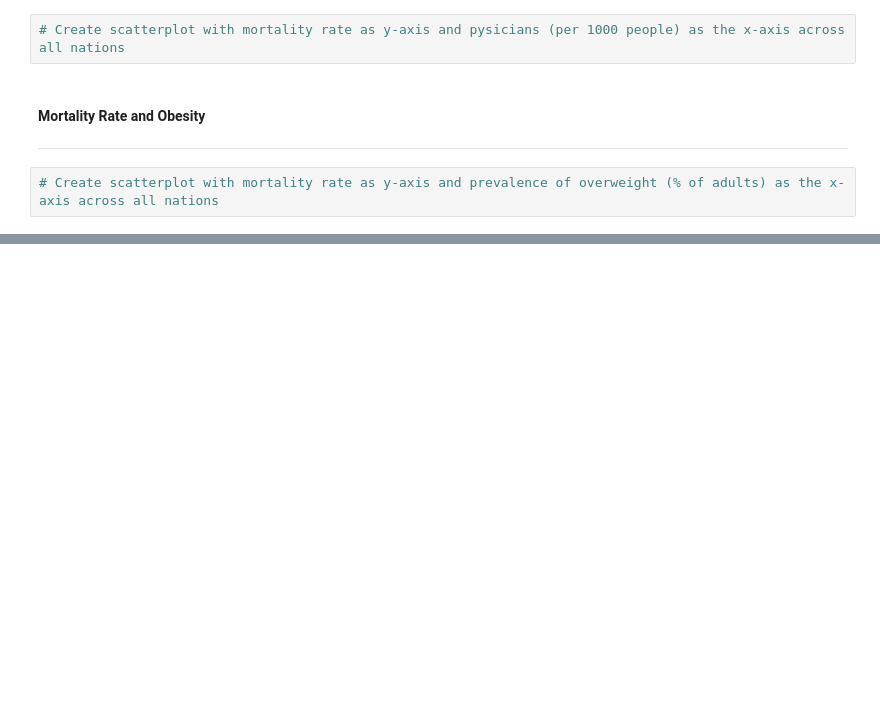
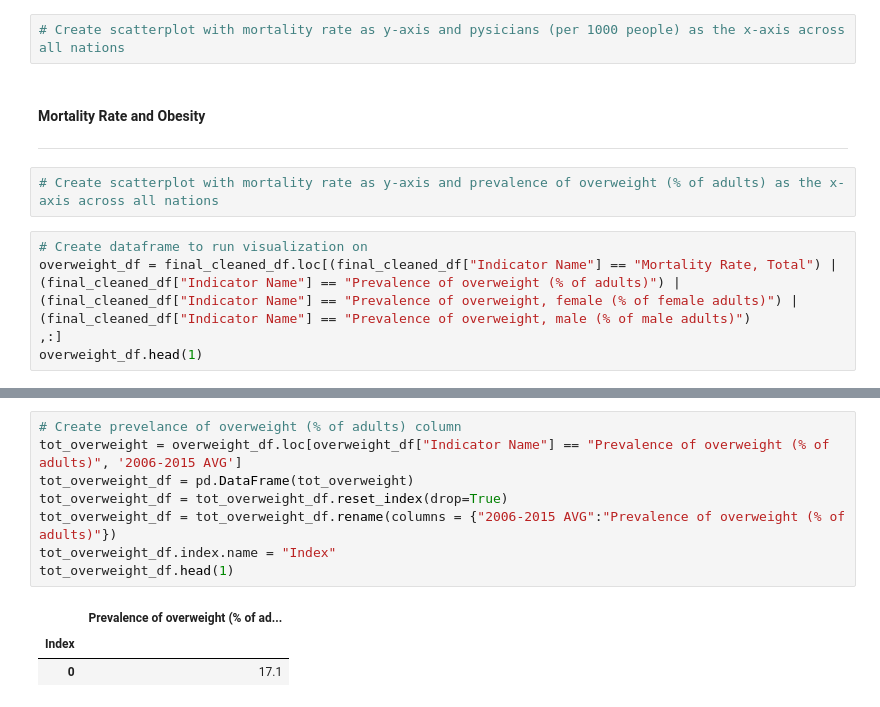
Before and after one commit to ralphy32/project_1, a Jupyter notebook: project1.ipynb, the cells around one changed output, grey strips where cells are left out. Cells and saved outputs as stored; diff of their text form; blank space fills up the shorter version.

```diff
--- a/project1.ipynb
+++ b/project1.ipynb
@@ -365,3 +365,11 @@ plt.show
 --------
 # %%
 # Create scatterplot with mortality rate as y-axis and prevalence of overweight (% of adults) as the x-axis across all nations
+# %%
+# Create dataframe to run visualization on
+overweight_df = final_cleaned_df.loc[(final_cleaned_df["Indicator Name"] == "Mortality Rate, Total") |
+(final_cleaned_df["Indicator Name"] == "Prevalence of overweight (% of adults)") |
+(final_cleaned_df["Indicator Name"] == "Prevalence of overweight, female (% of female adults)") |
+(final_cleaned_df["Indicator Name"] == "Prevalence of overweight, male (% of male adults)")
+,:]
+overweight_df.head(1)
@@ -367,0 +403,12 @@ plt.show
+# %%
+# Create prevelance of overweight (% of adults) column
+tot_overweight = overweight_df.loc[overweight_df["Indicator Name"] == "Prevalence of overweight (% of adults)", '2006-2015 AVG']
+tot_overweight_df = pd.DataFrame(tot_overweight)
+tot_overweight_df = tot_overweight_df.reset_index(drop=True)
+tot_overweight_df = tot_overweight_df.rename(columns = {"2006-2015 AVG":"Prevalence of overweight (% of adults)"})
+tot_overweight_df.index.name = "Index"
+tot_overweight_df.head(1)
+# %% [output]
+|  | Prevalence of overweight (% of ad... |
+| Index |  |
+| 0 | 17.1 |
```
Also changed, not shown: parts of 8 cells of this notebook, 1 other file.
